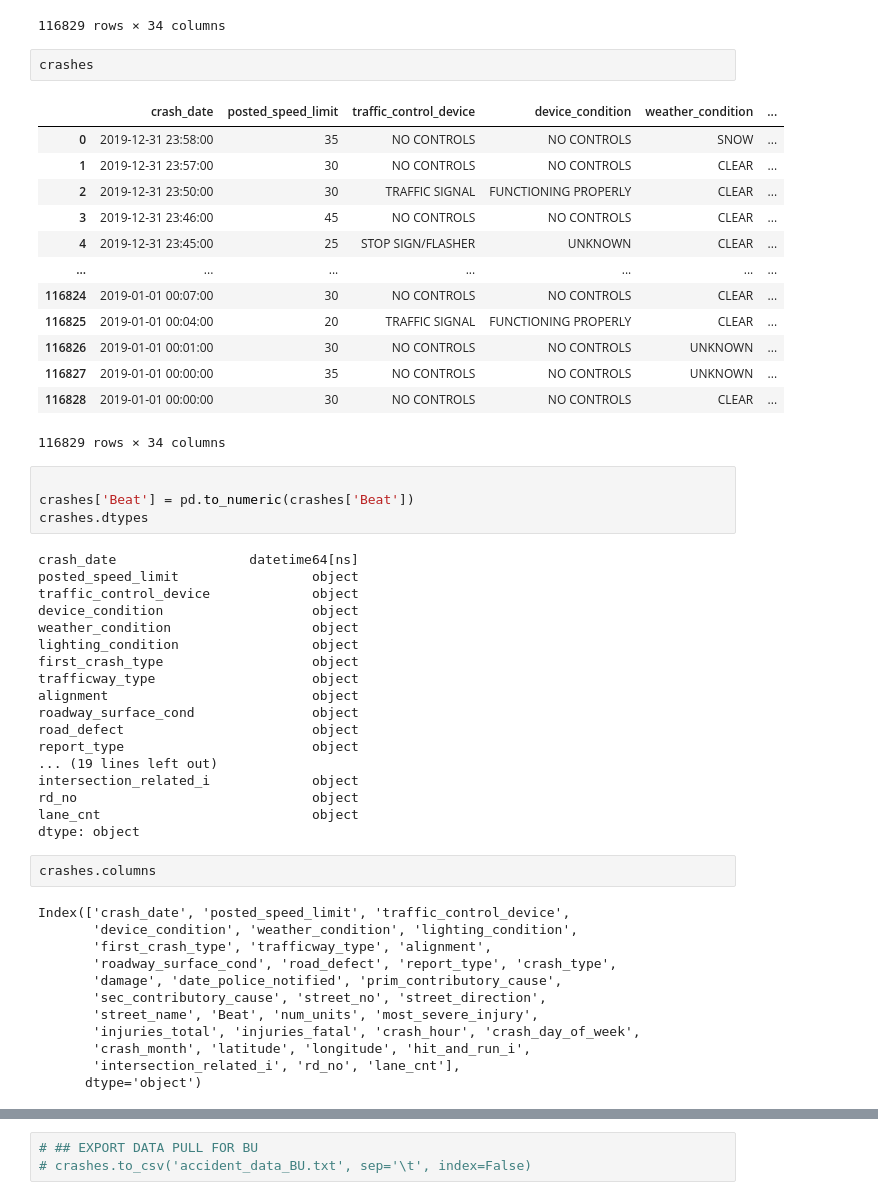
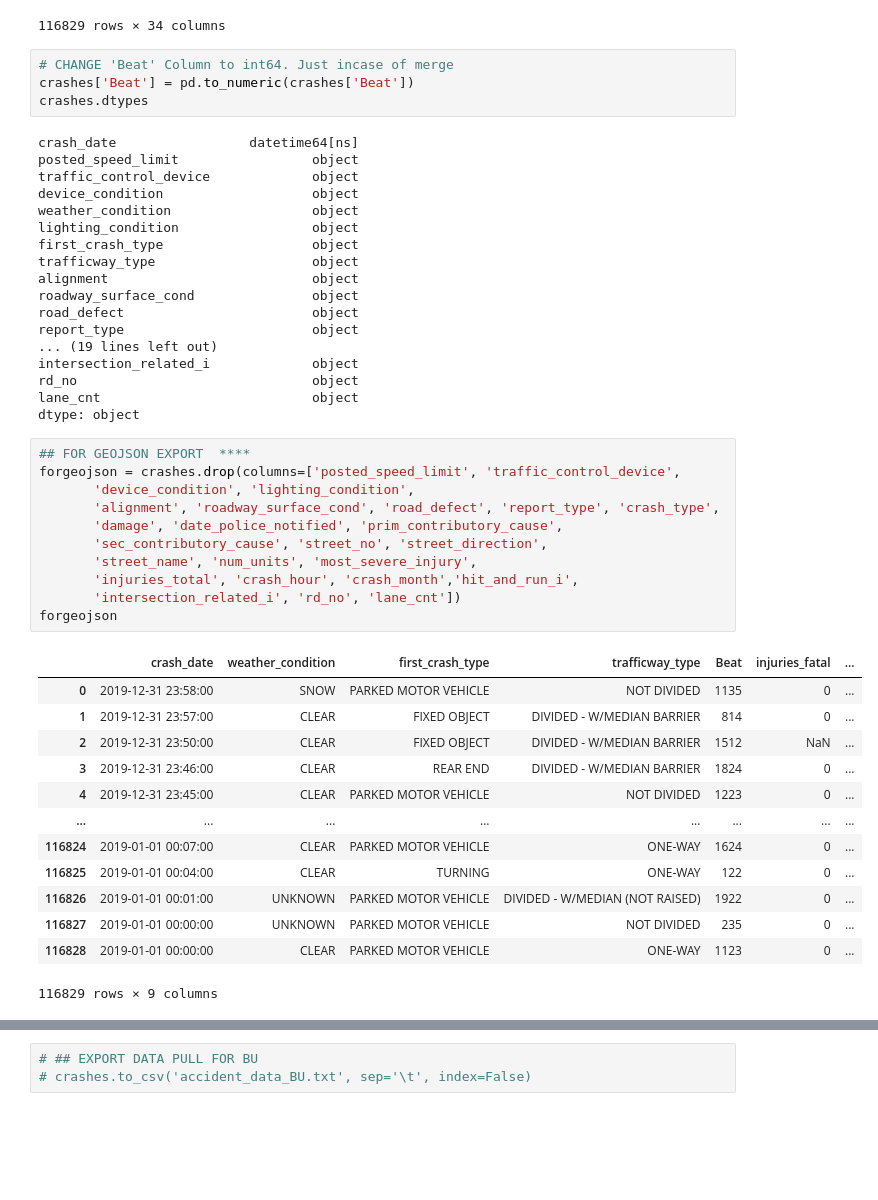
Before and after one commit to PhysicsGlitch/Geomap_Project, a Jupyter notebook: data_exploration_merged.ipynb, the cells around one changed output, grey strips where cells are left out. Drawn from its saved outputs; the diff is of its cells as text; blank space fills up the shorter version.

Commit message:
creating smaller crashes geojson

```diff
--- a/data_exploration_merged.ipynb
+++ b/data_exploration_merged.ipynb
@@ -168,24 +154,8 @@ crashes.reset_index(drop=True)
 | 116827 | 2019-01-01 00:00:00 | 35 | NO CONTROLS | NO CONTROLS | UNKNOWN | ... |
 | 116828 | 2019-01-01 00:00:00 | 30 | NO CONTROLS | NO CONTROLS | CLEAR | ... |
 116829 rows × 34 columns
-# %%
-crashes
-# %% [output]
-|  | crash_date | posted_speed_limit | traffic_control_device | device_condition | weather_condition | ... |
-| 0 | 2019-12-31 23:58:00 | 35 | NO CONTROLS | NO CONTROLS | SNOW | ... |
-| 1 | 2019-12-31 23:57:00 | 30 | NO CONTROLS | NO CONTROLS | CLEAR | ... |
-| 2 | 2019-12-31 23:50:00 | 30 | TRAFFIC SIGNAL | FUNCTIONING PROPERLY | CLEAR | ... |
-| 3 | 2019-12-31 23:46:00 | 45 | NO CONTROLS | NO CONTROLS | CLEAR | ... |
-| 4 | 2019-12-31 23:45:00 | 25 | STOP SIGN/FLASHER | UNKNOWN | CLEAR | ... |
-| ... | ... | ... | ... | ... | ... | ... |
-| 116824 | 2019-01-01 00:07:00 | 30 | NO CONTROLS | NO CONTROLS | CLEAR | ... |
-| 116825 | 2019-01-01 00:04:00 | 20 | TRAFFIC SIGNAL | FUNCTIONING PROPERLY | CLEAR | ... |
-| 116826 | 2019-01-01 00:01:00 | 30 | NO CONTROLS | NO CONTROLS | UNKNOWN | ... |
-| 116827 | 2019-01-01 00:00:00 | 35 | NO CONTROLS | NO CONTROLS | UNKNOWN | ... |
-| 116828 | 2019-01-01 00:00:00 | 30 | NO CONTROLS | NO CONTROLS | CLEAR | ... |
-116829 rows × 34 columns
 # %%
-
+# CHANGE 'Beat' Column to int64. Just incase of merge
 crashes['Beat'] = pd.to_numeric(crashes['Beat'])
 crashes.dtypes
 # %% [output]
@@ -206,17 +176,28 @@ intersection_related_i             object
 rd_no                              object
 lane_cnt                           object
 dtype: object
-# %%
-crashes.columns
-# %% [output]
-Index(['crash_date', 'posted_speed_limit', 'traffic_control_device',
-       'device_condition', 'weather_condition', 'lighting_condition',
-       'first_crash_type', 'trafficway_type', 'alignment',
-       'roadway_surface_cond', 'road_defect', 'report_type', 'crash_type',
-       'damage', 'date_police_notified', 'prim_contributory_cause',
-       'sec_contributory_cause', 'street_no', 'street_direction',
-       'street_name', 'Beat', 'num_units', 'most_severe_injury',
-       'injuries_total', 'injuries_fatal', 'crash_hour', 'crash_day_of_week',
-       'crash_month', 'latitude', 'longitude', 'hit_and_run_i',
-       'intersection_related_i', 'rd_no', 'lane_cnt'],
-      dtype='object')
+# %%
+## FOR GEOJSON EXPORT  ****
+forgeojson = crashes.drop(columns=['posted_speed_limit', 'traffic_control_device',
+       'device_condition', 'lighting_condition',
+       'alignment', 'roadway_surface_cond', 'road_defect', 'report_type', 'crash_type',
+       'damage', 'date_police_notified', 'prim_contributory_cause',
+       'sec_contributory_cause', 'street_no', 'street_direction',
+       'street_name', 'num_units', 'most_severe_injury',
+       'injuries_total', 'crash_hour', 'crash_month','hit_and_run_i',
+       'intersection_related_i', 'rd_no', 'lane_cnt'])
+forgeojson
+# %% [output]
+|  | crash_date | weather_condition | first_crash_type | trafficway_type | Beat | injuries_fatal | ... |
+| 0 | 2019-12-31 23:58:00 | SNOW | PARKED MOTOR VEHICLE | NOT DIVIDED | 1135 | 0 | ... |
+| 1 | 2019-12-31 23:57:00 | CLEAR | FIXED OBJECT | DIVIDED - W/MEDIAN BARRIER | 814 | 0 | ... |
+| 2 | 2019-12-31 23:50:00 | CLEAR | FIXED OBJECT | DIVIDED - W/MEDIAN BARRIER | 1512 | NaN | ... |
+| 3 | 2019-12-31 23:46:00 | CLEAR | REAR END | DIVIDED - W/MEDIAN BARRIER | 1824 | 0 | ... |
+| 4 | 2019-12-31 23:45:00 | CLEAR | PARKED MOTOR VEHICLE | NOT DIVIDED | 1223 | 0 | ... |
+| ... | ... | ... | ... | ... | ... | ... | ... |
+| 116824 | 2019-01-01 00:07:00 | CLEAR | PARKED MOTOR VEHICLE | ONE-WAY | 1624 | 0 | ... |
+| 116825 | 2019-01-01 00:04:00 | CLEAR | TURNING | ONE-WAY | 122 | 0 | ... |
+| 116826 | 2019-01-01 00:01:00 | UNKNOWN | PARKED MOTOR VEHICLE | DIVIDED - W/MEDIAN (NOT RAISED) | 1922 | 0 | ... |
+| 116827 | 2019-01-01 00:00:00 | UNKNOWN | PARKED MOTOR VEHICLE | NOT DIVIDED | 235 | 0 | ... |
+| 116828 | 2019-01-01 00:00:00 | CLEAR | PARKED MOTOR VEHICLE | ONE-WAY | 1123 | 0 | ... |
+116829 rows × 9 columns
```
Also changed, not shown: parts of 17 cells of this notebook, 2 other files.
